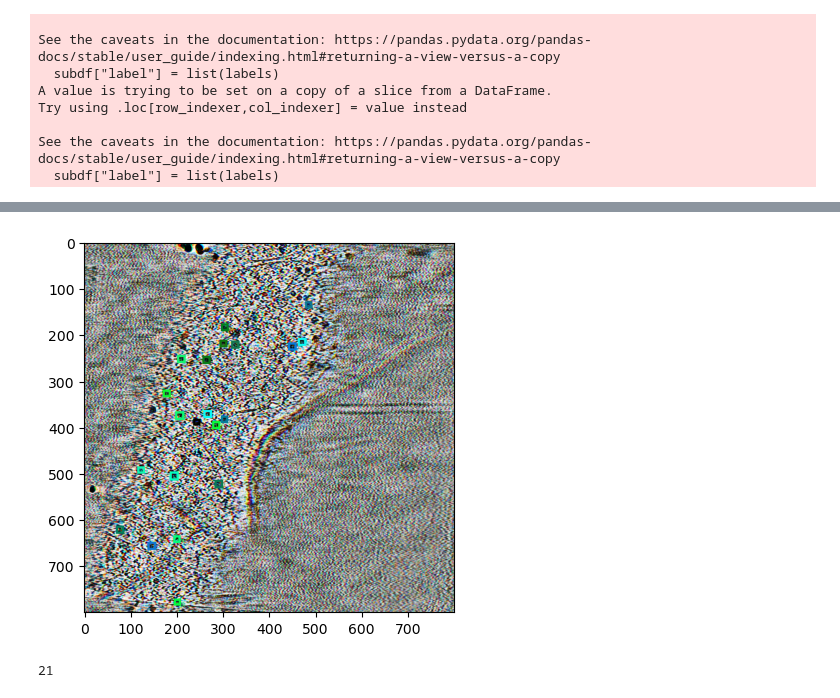
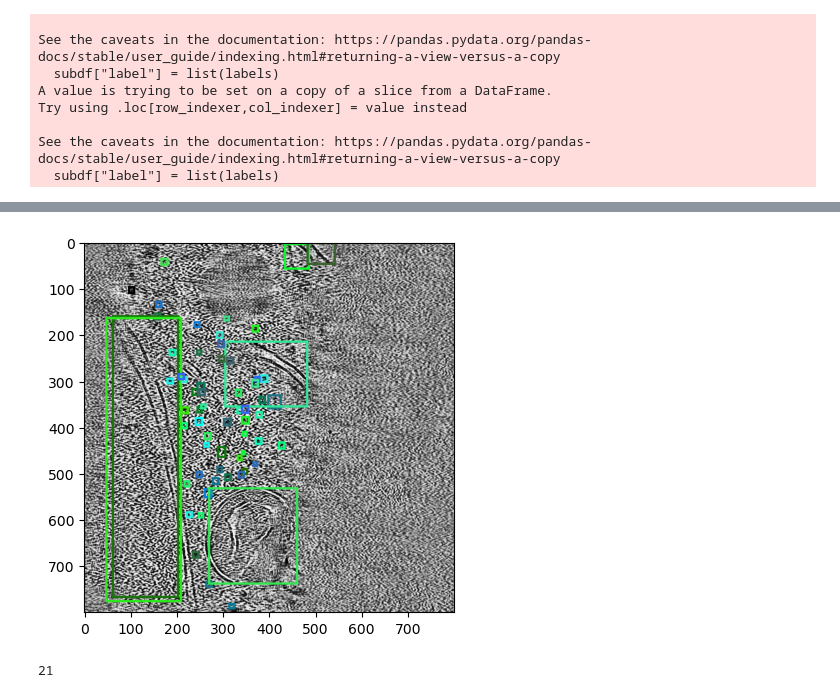
Before and after one commit to tyfei0216/TomoGNN, a Jupyter notebook: demo.ipynb, the cells around one changed output, grey strips where cells are left out. Cells and saved outputs as stored; diff of their text form; code cells hidden in the pictures.

```diff
--- a/demo.ipynb
+++ b/demo.ipynb
@@ -24,5 +25,6 @@ import torchvision.transforms.v2 as transforms
 from transformers import DetrConfig, DetrForObjectDetection, DetrImageProcessor, DetrForSegmentation, ConditionalDetrForObjectDetection,ConditionalDetrConfig,ConditionalDetrForSegmentation
 # %%
 #load model
-model = utils.loadModel("/data/transformer_project/transforemer_model/train_data/training/results/conditional_detr/stage12_fold1_num15", "last.ckpt")
+# model = utils.loadModel("/data/transformer_project/transforemer_model/train_data/training/results/conditional_detr/whole_mrc", "epoch=29-total_validate_auroc=0.8853-total_validate_loss=0.2987-v1.ckpt")
+model = utils.loadModel("/data/transformer_project/transforemer_model/train_data/training/results/conditional_detr/fold1_mrc", "/data/transformer_project/transforemer_model/train_data/training/results/conditional_detr/fold1_mrc/epoch=39-total_validate_auroc=0.8501-total_validate_loss=0.5736.ckpt")
 model = model.eval()
@@ -30,12 +42,23 @@ model = model.eval()
 # read dataset and run stage 1
 model.stage = "stage 1"
 # dataset = data.TestDataset("/data/transformer_project/transforemer_model/test_data/dxd20240920/tomo/24092002_9", norm="hist")
-dataset = modules.CocoDetection(
-"/data/transformer_project/transforemer_model/train_data/training/data/",
-"/data/transformer_project/transforemer_model/train_data/training/data/annotations/sllt0039_9_5_10.pkl",
-                            is_npy=True, filter_class=[3, 4, 7, 12, 14], map_class={"3":0, "4":1, "7":2, "12":3, "14":4}, require_mask=True, transform=utils.getConstantTransform(), add_classname=True, norm="hist",filtermin=3
+# dataset = data.CocoDetection(
+# "/data/transformer_project/transforemer_model/train_data/training/data/",
+# "/data/transformer_project/transforemer_model/train_data/training/data/annotations/sllt0039_9_5_10.pkl",
+#                             is_npy=True, filter_class=[3, 4, 7, 12, 14], map_class={"3":0, "4":1, "7":2, "12":3, "14":4}, require_mask=True, transform=data.getConstantTransform(), add_classname=True, norm="hist",filtermin=3
+# )
+dataset = data.MrcDataset(
+    "/data/transformer_project/transforemer_model/train_data/training/newdata/sllt0039.pkl",
+    norm="hist",
+    reshape=800,
+    gap=5,
+    length_for_average=10,
+    transform=data.getConstantTransform(),
+    add_classname=True,
+
 )
-retdict = utils.buildStage2(model, dataset, (800, 800), 0.05, has_none=False, empty=5)
+# dataset = data.TestDatasetMrc("/data/transformer_project/transforemer_model/train_data/sull20240716_sllt0039/tomo/sllt0039_9.62Apx.mrc", norm="hist", reshape=800, gap=5, length_for_average=10)
+retdict = utils.buildStage2(model, dataset, (800, 800), 0.05, has_none=False, empty=4)
 graph = utils.convertStage2Dataset(retdict)
 # %% [output]
 slice 0
@@ -71,10 +94,13 @@ pred_boxes = res["box"]
 # concat results from different slices
 df = torch.cat([z, pred_boxes, prob], 1)
 df = df.detach().numpy()
-df = pd.DataFrame(df, columns=["z", "x", "y", "w", "h", "ribo", "microtubule", "nucleus", "endoplasmic_reticulum_or_Golgi", "mitochondria", "None"])
-subdf = df[["ribo", "microtubule", "nucleus", "endoplasmic_reticulum_or_Golgi", "mitochondria", "None"]]
+# df = pd.DataFrame(df, columns=["z", "x", "y", "w", "h", "ribo", "microtubule", "nucleus", "endoplasmic_reticulum_or_Golgi", "mitochondria", "None"])
+df = pd.DataFrame(df, columns=["z", "x", "y", "w", "h", "ribo",  "mitochondria", "nucleus", "endoplasmic_reticulum_or_Golgi", "None"])
+# subdf = df[["ribo", "microtubule", "nucleus", "endoplasmic_reticulum_or_Golgi", "mitochondria", "None"]]
+subdf = df[["ribo", "nucleus", "endoplasmic_reticulum_or_Golgi", "mitochondria", "None"]]
 v = subdf.values
-v = v > np.array([0.6, 0.5, 0.5, 0.5, 0.5, 1.2])
+# v = v > np.array([0.6, 0.5, 0.5, 0.5, 0.5, 1.2])
+v = v > np.array([0.4, 0.5, 0.5, 0.5, 1.2])
 v = v.any(axis=1)
 df["max"] = subdf.max(axis=1)
 df["largest"] = subdf.idxmax(axis=1)
@@ -188,6 +202,6 @@ array([ -1,   0,   1,   2,   3,   4,   5,   6,   7,   8,   9,  10,  11,
 # %%
 # take one slice and visualize
-take = 25
+take = 10
 need = []
 for i in retdict["sample_mapping"]:
     if retdict["sample_mapping"][i] == take and i in df.index:
@@ -197,7 +211,7 @@ img = retdict["images"][take]
 subdf2 = df.loc[need]
 
 """ if use dbscan results """
-subdf2 = subdf2[subdf2["label"] != -1]
+# subdf2 = subdf2[subdf2["label"] != -1]
 subdf2["label"] = subdf2["label"].astype("str")
 # subdf2 = df[subdf2["final"]]
 #
@@ -205,12 +219,14 @@ subdf2["label"] = subdf2["label"].astype("str")
 # %%
 bboxes = subdf2[["x", "y", "w", "h"]].values
 bboxes = utils.convertBoxes(torch.tensor(bboxes))
 bboxes = torch.tensor(bboxes)*torch.tensor([img.shape[1], img.shape[2], img.shape[1], img.shape[2]])
 # bboxes, img.shape
+img[0] = img[1]
+img[2] = img[1]
 labels = {"bboxes": bboxes, "labels": subdf2["label"].values}
 utils.drawannotation(img, labels, font_size=100)
 # %% [output]
-[figure, old version]
+[figure, new version]
 # %%
 # prepare for masks
 model.stage = "stage mask"
```
Also changed, not shown: parts of 7 cells of this notebook, 4 other files.
